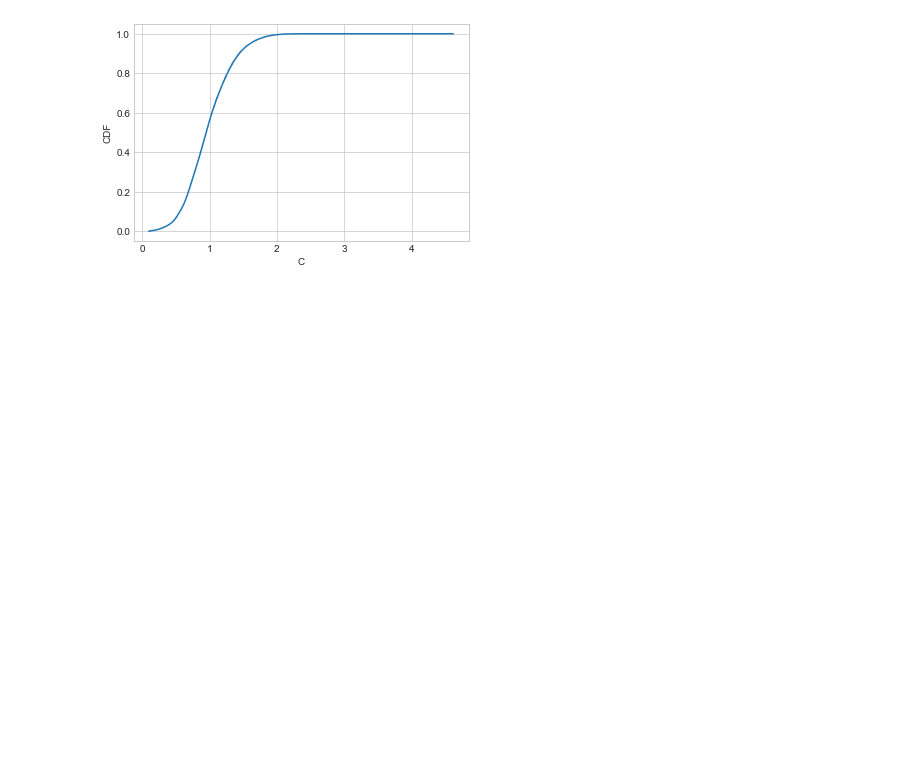
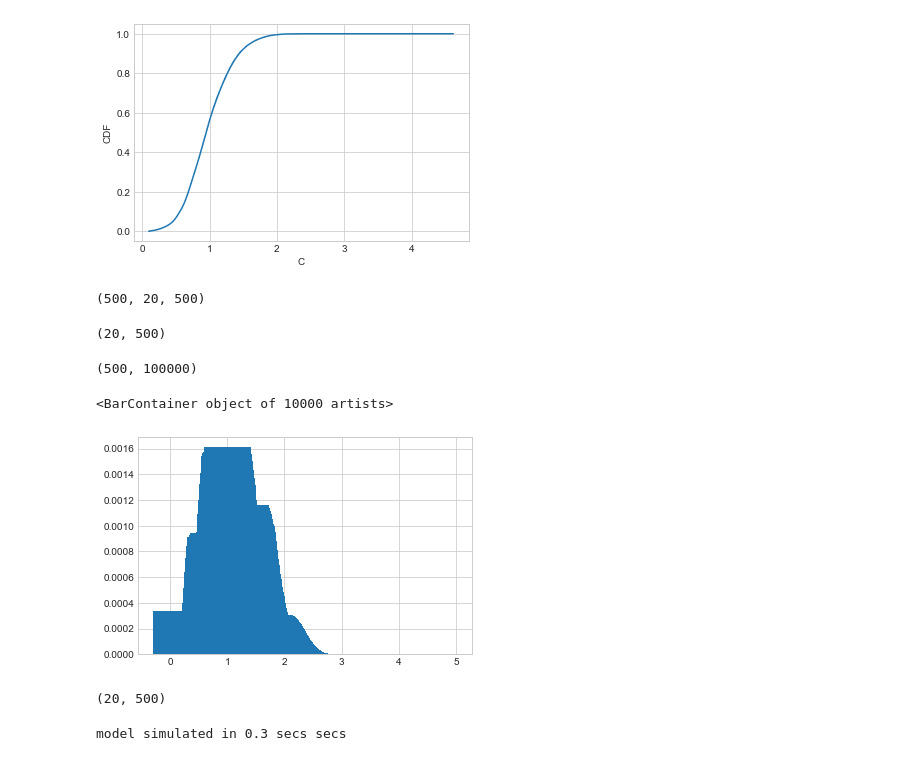
Before and after one commit to AskerNC/AdvMacroHet, a Jupyter notebook: Exercises/L2_3/L2.ipynb, the cells around one changed output. Cells and saved outputs as stored; diff of their text form; code cells hidden in the pictures; blank space fills up the shorter version.

```diff
--- a/Exercises/L2_3/L2.ipynb
+++ b/Exercises/L2_3/L2.ipynb
@@ -542,3 +531,33 @@ ax.set_xlabel('C')
 ax.set_ylabel('CDF');
 # %% [output]
 [figure]
+# %%
+model_u.sim.D.shape
+# %% [output]
+(500, 20, 500)
+# %%
+model_u.sol.c.shape
+# %% [output]
+(20, 500)
+# %%
+model_u.sim.c.shape
+# %% [output]
+(500, 100000)
+# %%
+I = np.argsort(model_u.sol.c.ravel())
+fig = plt.figure()
+ax = fig.add_subplot(1,1,1)
+
+ax.bar(model_u.sol.c.ravel()[I],height= model_u.sim.D_.ravel()[I]);
+# %% [output]
+<BarContainer object of 10000 artists>
+[figure, added]
+# %%
+model_u.sol.c.shape
+# %% [output]
+(20, 500)
+# %%
+model_u.simulate(algo='hist')
+I = np.argsort(model_u.sol.c.ravel())
+# %% [output]
+model simulated in 0.3 secs secs
```
Also changed, not shown: parts of 27 cells of this notebook, 4 other files.
